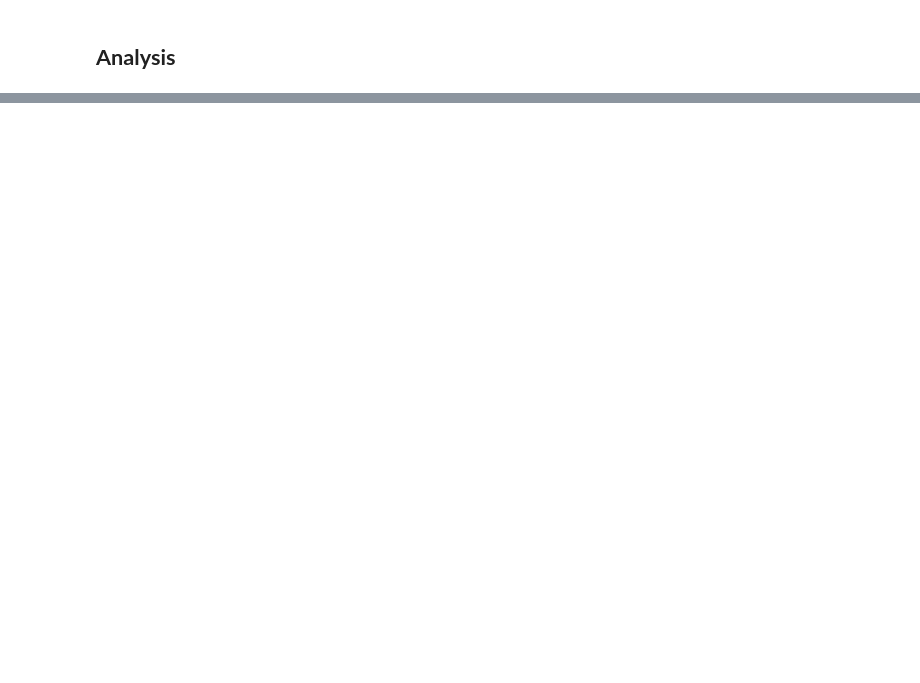
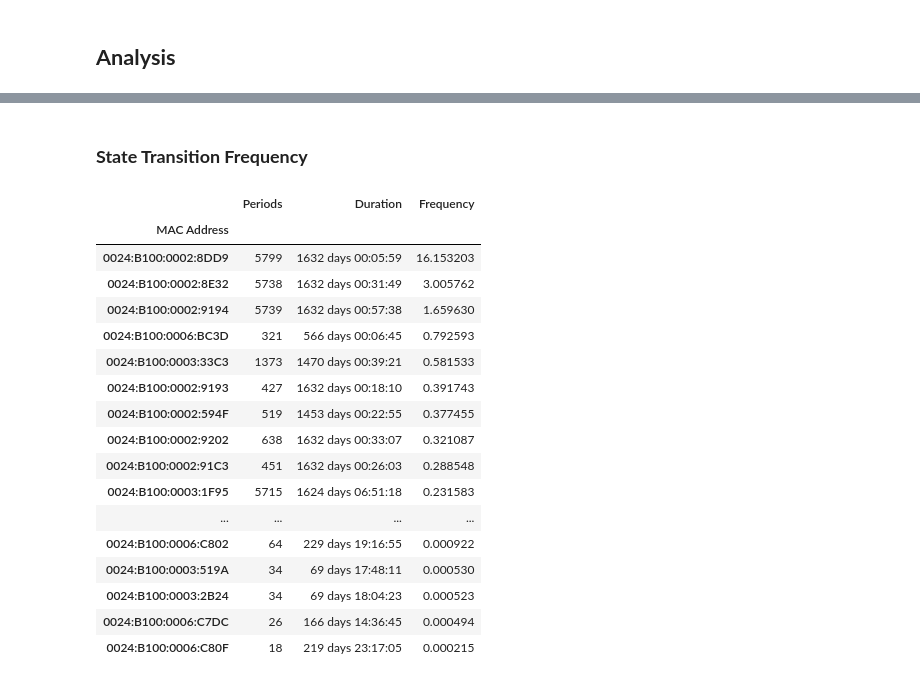
Before and after one commit to b-dagostino/charger-reliability, a Jupyter notebook: notebooks/bdag.ipynb, the cells around one changed output, grey strips where cells are left out. Drawn from its saved outputs; the diff is of its cells as text; code cells hidden in the pictures; blank space fills up the shorter version.

```diff
--- a/notebooks/bdag.ipynb
+++ b/notebooks/bdag.ipynb
@@ -569,0 +376,32 @@ resampled_state_counts_normalized.groupby(resampled_state_counts_normalized.inde
+# %% [markdown]
+### **State Transition Frequency**
+# %%
+state_transitions_freq = (
+    state_history[["MAC Address", "Period", "Duration"]]
+    .groupby("MAC Address")
+    .agg(Periods=pd.NamedAgg(column="Period", aggfunc="count"), Duration=pd.NamedAgg(column="Duration", aggfunc="sum"))
+)
+# state_transitions_freq['Duration / Period'] = state_transitions_freq['Duration'] / state_transitions_freq['Periods']
+state_transitions_freq["Frequency"] = (state_transitions_freq["Periods"] - 0) / state_transitions_freq["Duration"].dt.seconds
+
+with pd.option_context("display.max_rows", None):
+    display(state_transitions_freq.sort_values("Frequency", ascending=False))
+# %% [output]
+|  | Periods | Duration | Frequency |
+| MAC Address |  |  |  |
+| 0024:B100:0002:8DD9 | 5799 | 1632 days 00:05:59 | 16.153203 |
+| 0024:B100:0002:8E32 | 5738 | 1632 days 00:31:49 | 3.005762 |
+| 0024:B100:0002:9194 | 5739 | 1632 days 00:57:38 | 1.659630 |
+| 0024:B100:0006:BC3D | 321 | 566 days 00:06:45 | 0.792593 |
+| 0024:B100:0003:33C3 | 1373 | 1470 days 00:39:21 | 0.581533 |
+| 0024:B100:0002:9193 | 427 | 1632 days 00:18:10 | 0.391743 |
+| 0024:B100:0002:594F | 519 | 1453 days 00:22:55 | 0.377455 |
+| 0024:B100:0002:9202 | 638 | 1632 days 00:33:07 | 0.321087 |
+| 0024:B100:0002:91C3 | 451 | 1632 days 00:26:03 | 0.288548 |
+| 0024:B100:0003:1F95 | 5715 | 1624 days 06:51:18 | 0.231583 |
+| ... | ... | ... | ... |
+| 0024:B100:0006:C802 | 64 | 229 days 19:16:55 | 0.000922 |
+| 0024:B100:0003:519A | 34 | 69 days 17:48:11 | 0.000530 |
+| 0024:B100:0003:2B24 | 34 | 69 days 18:04:23 | 0.000523 |
+| 0024:B100:0006:C7DC | 26 | 166 days 14:36:45 | 0.000494 |
+| 0024:B100:0006:C80F | 18 | 219 days 23:17:05 | 0.000215 |
```
Also changed, not shown: parts of 71 cells of this notebook, 1 other file.
